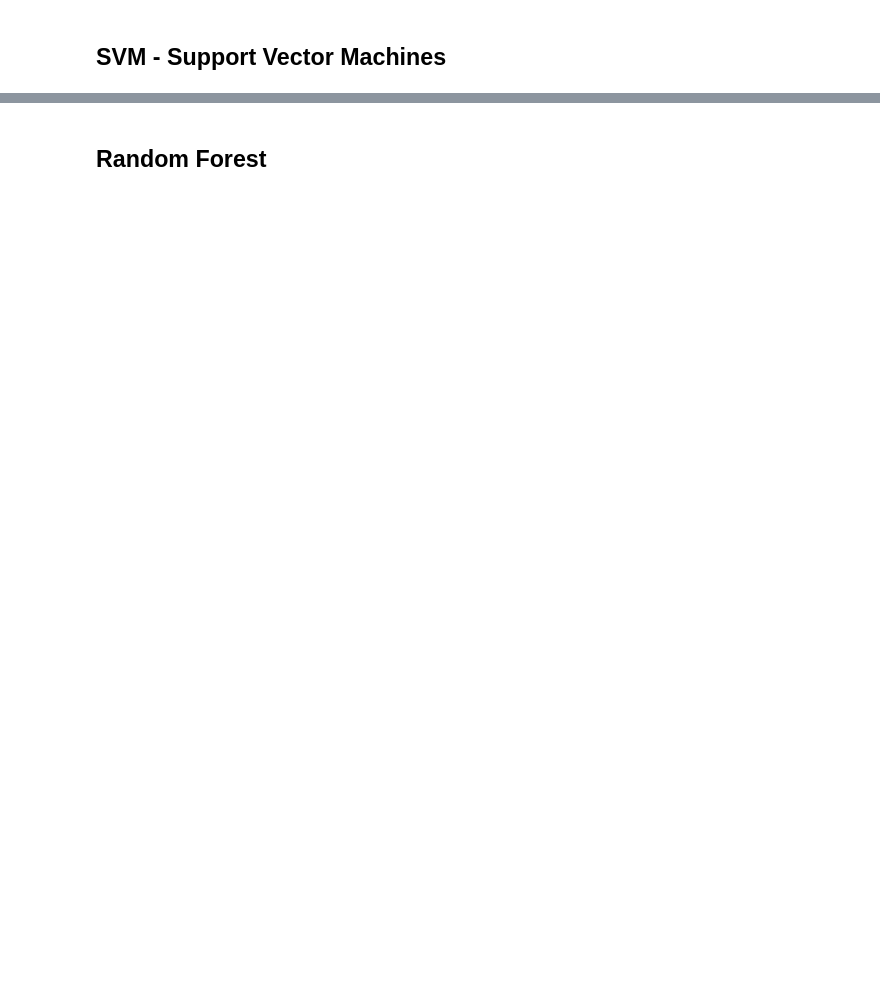
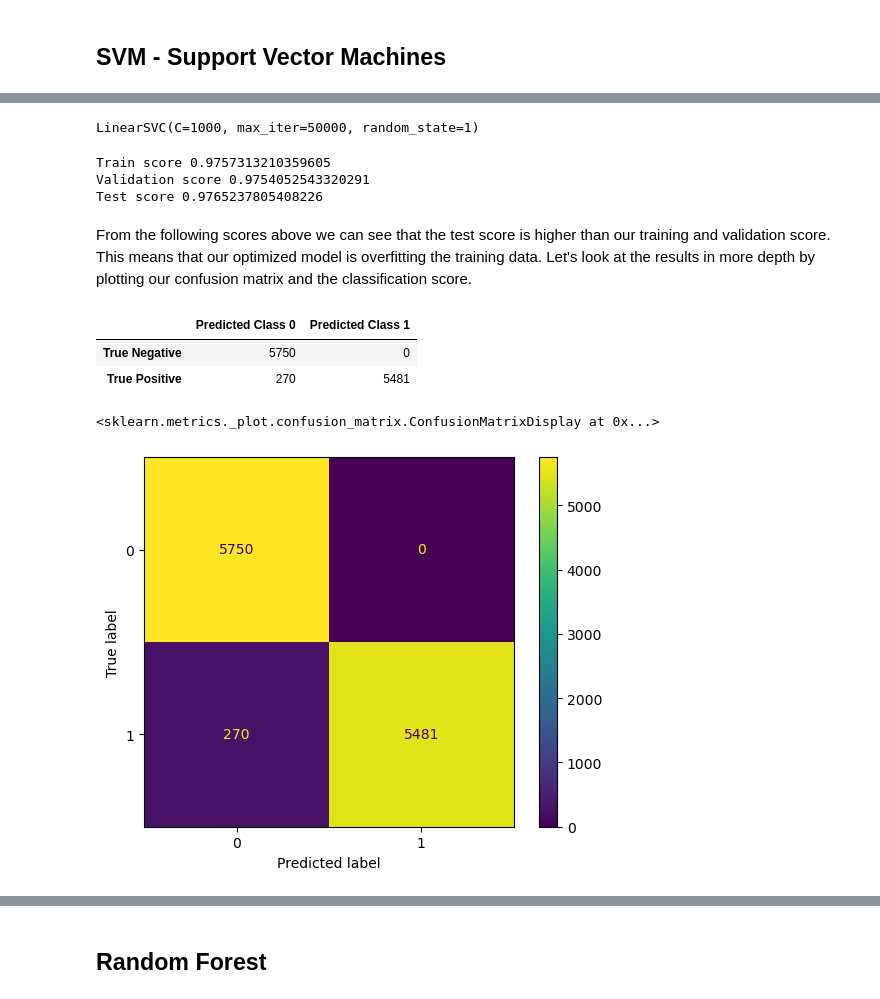
Before and after one commit to renishk2/nasdaq_100_stock_movement_predictor, a Jupyter notebook: Notebooks/Modelling (Book4).ipynb, the cells around one changed output, grey strips where cells are left out. Saved outputs shown, nothing was run; the diff lists cells and outputs as text; code cells hidden in the pictures; blank space fills up the shorter version.

```diff
--- a/Notebooks/Modelling (Book4).ipynb
+++ b/Notebooks/Modelling (Book4).ipynb
@@ -558,0 +921,19 @@ joblib.dump(svm_fit_grid, 'svm.pkl')
+# %%
+# Initalizing the model
+SVM_model = LinearSVC(C=1000, max_iter=50000, penalty='l2', random_state=1)
+# %%
+#Fit the model
+SVM_model.fit(X_train_scaled, y_train)
+# %% [output]
+LinearSVC(C=1000, max_iter=50000, random_state=1)
+# %%
+#Printing scores
+print("Train score", SVM_model.score(X_train_scaled, y_train))
+print("Validation score", SVM_model.score(X_val_scaled, y_val))
+print("Test score", SVM_model.score(X_test_scaled, y_test))
+# %% [output]
+Train score 0.9757313210359605
+Validation score 0.9754052543320291
+Test score 0.9765237805408226
+# %% [markdown]
+From the following scores above we can see that the test score is higher than our training and validation score. This means that our optimized model is overfitting the training data. Let's look at the results in more depth by plotting our confusion matrix and the classification score.
@@ -558,0 +944,21 @@ joblib.dump(svm_fit_grid, 'svm.pkl')
+# %%
+# Generate confusion matrix
+cf_matrix = confusion_matrix(y_test, y_pred_SVM)
+# Label rows and columns
+cf_df = pd.DataFrame(
+    cf_matrix,
+    columns=["Predicted Class 0", "Predicted Class 1"],
+    index=["True Negative", "True Positive"]
+)
+display(cf_df)
+# %% [output]
+|  | Predicted Class 0 | Predicted Class 1 |
+| True Negative | 5750 | 0 |
+| True Positive | 270 | 5481 |
+# %%
+#Confusion matrix display
+
+ConfusionMatrixDisplay.from_estimator(SVM_model, X_test_scaled, y_test)
+# %% [output]
+<sklearn.metrics._plot.confusion_matrix.ConfusionMatrixDisplay at 0x...>
+[figure, added]
```
Also changed, not shown: parts of 133 cells of this notebook, 1 other file.
